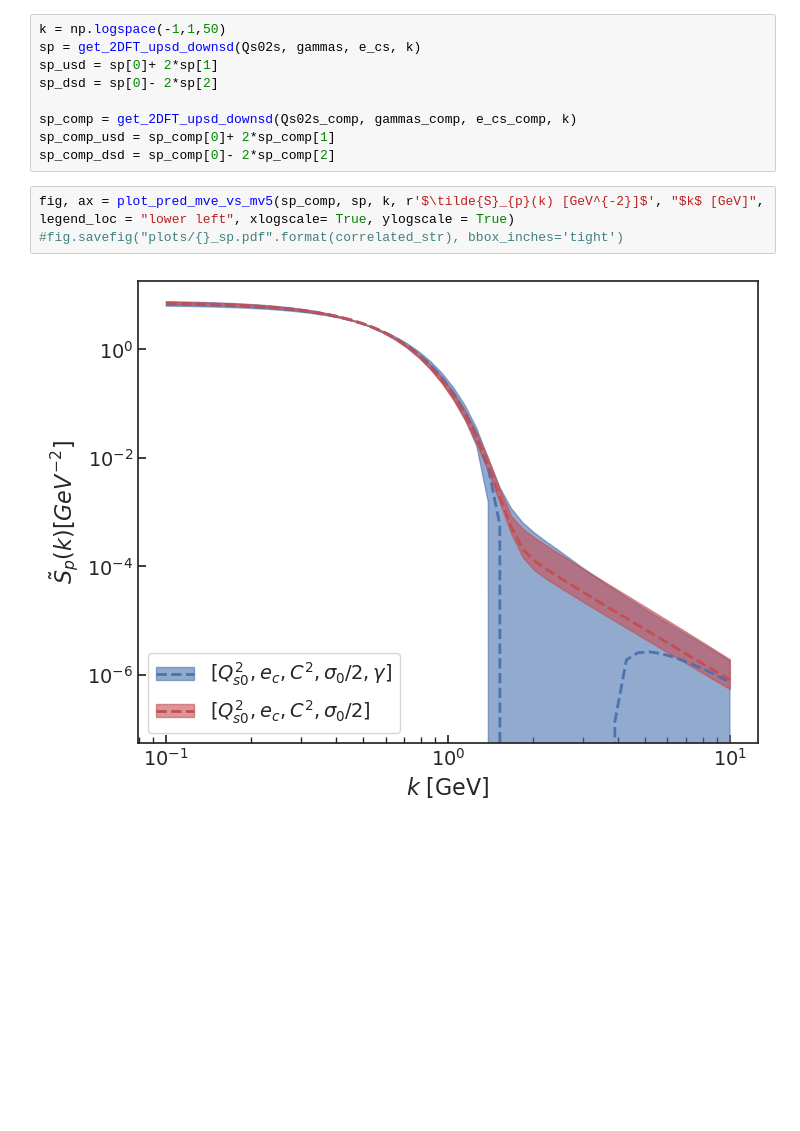
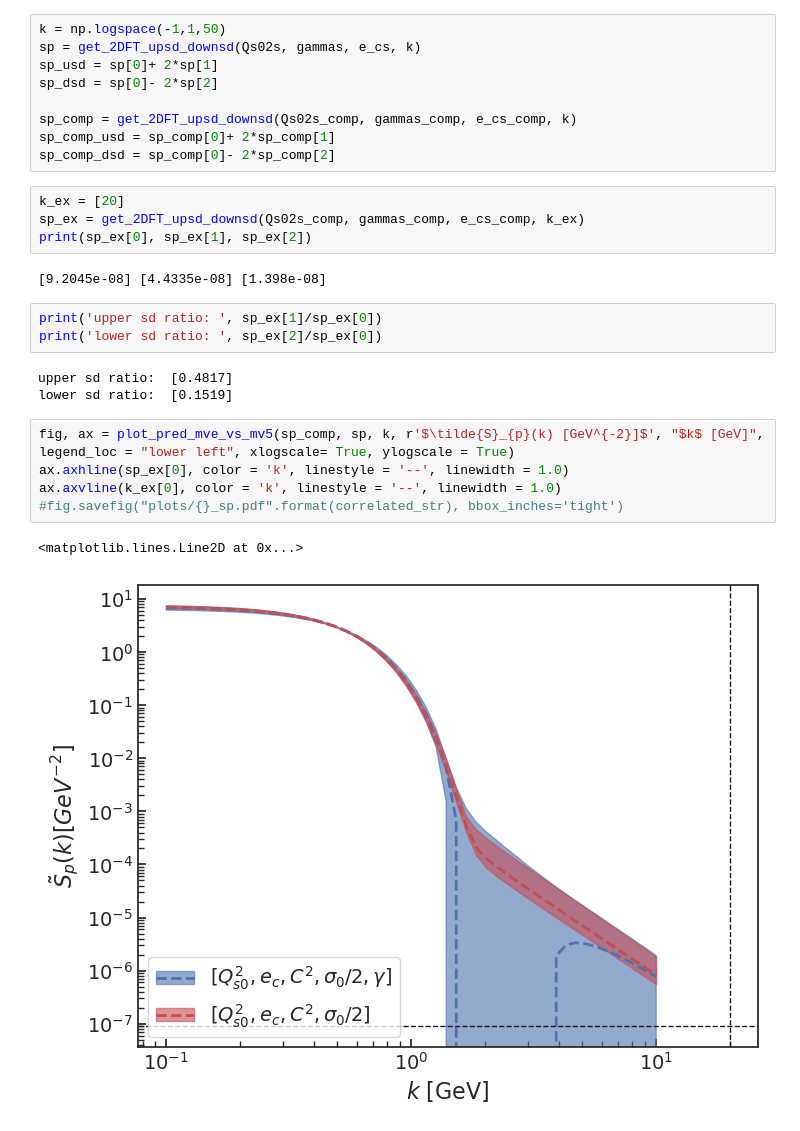
Before and after one commit to camcasuga/BayesianBK_results, a Jupyter notebook: analysis.ipynb, the cells around one changed output. Cells and saved outputs as stored; diff of their text form; blank space fills up the shorter version.

```diff
--- a/analysis.ipynb
+++ b/analysis.ipynb
@@ -468,11 +495,26 @@ sp_dsd = sp[0]- 2*sp[2]
 sp_comp = get_2DFT_upsd_downsd(Qs02s_comp, gammas_comp, e_cs_comp, k)
 sp_comp_usd = sp_comp[0]+ 2*sp_comp[1]
 sp_comp_dsd = sp_comp[0]- 2*sp_comp[2]
+# %%
+k_ex = [20]
+sp_ex = get_2DFT_upsd_downsd(Qs02s_comp, gammas_comp, e_cs_comp, k_ex)
+print(sp_ex[0], sp_ex[1], sp_ex[2])
+# %% [output]
+[9.2045e-08] [4.4335e-08] [1.398e-08]
+# %%
+print('upper sd ratio: ', sp_ex[1]/sp_ex[0])
+print('lower sd ratio: ', sp_ex[2]/sp_ex[0])
+# %% [output]
+upper sd ratio:  [0.4817]
+lower sd ratio:  [0.1519]
 # %%
 fig, ax = plot_pred_mve_vs_mv5(sp_comp, sp, k, r'$\tilde{S}_{p}(k) [GeV^{-2}]$', "$k$ [GeV]", legend_loc = "lower left", xlogscale= True, ylogscale = True)
+ax.axhline(sp_ex[0], color = 'k', linestyle = '--', linewidth = 1.0)
+ax.axvline(k_ex[0], color = 'k', linestyle = '--', linewidth = 1.0)
 #fig.savefig("plots/{}_sp.pdf".format(correlated_str), bbox_inches='tight')
 # %% [output]
+<matplotlib.lines.Line2D at 0x...>
-[figure, old version]
+[figure, new version]
 # %%
 sp_norm = sp_comp[0]/sp_comp[0]
 sp_norm_usd = sp_comp_usd/sp_comp[0]
```
Also changed, not shown: parts of 8 cells of this notebook, 8 other files.
